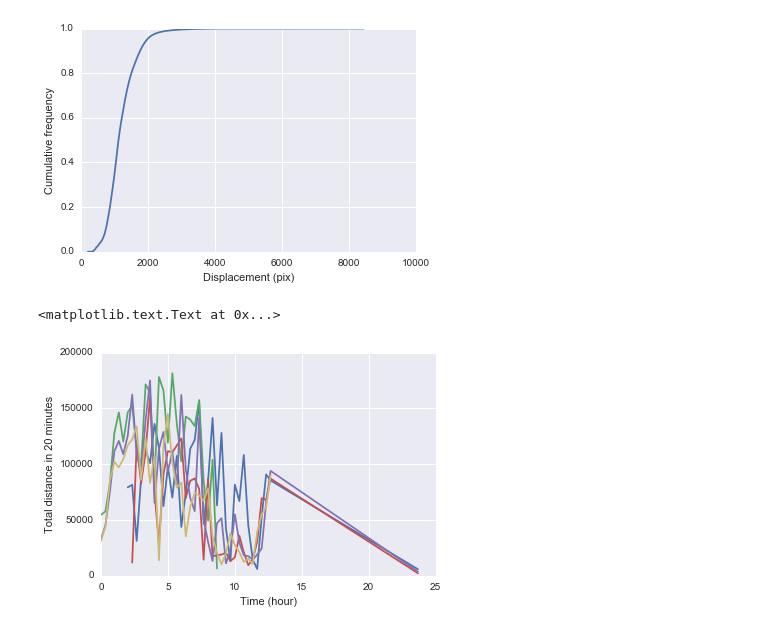
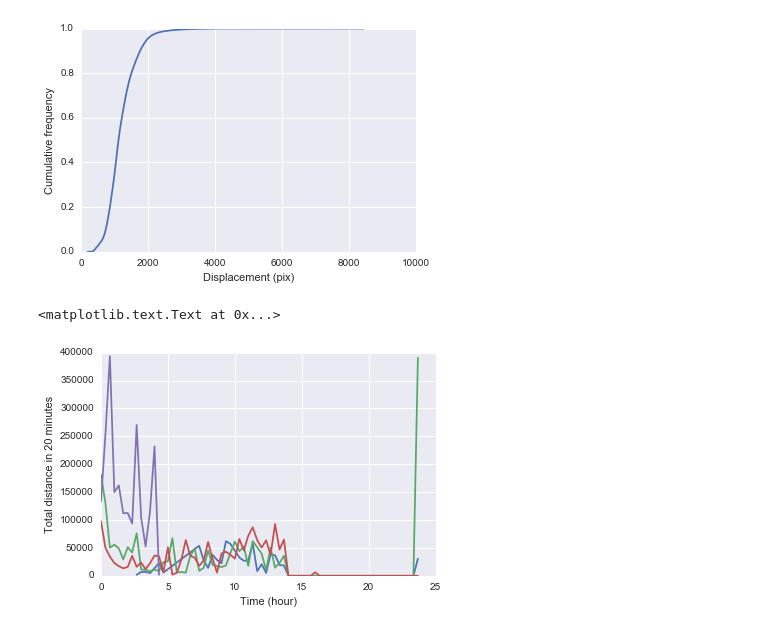
Before and after one commit to lmn93beo/Finch_Movement, a Jupyter notebook: Finch_Movement.ipynb, the cells around one changed output. Drawn from its saved outputs; the diff is of its cells as text; code cells hidden in the pictures.

Commit message:
Cleaning up of plotting functions. Moved plots into agg_activity

```diff
--- a/Finch_Movement.ipynb
+++ b/Finch_Movement.ipynb
@@ -124,0 +126,6 @@ frame_2CW305_all = collect_all_days('2CW305/', days)
+# %%
+days = pd.date_range('6/28/2016', periods=4, freq='d')
+frame_2CW318_all = collect_all_days('2CW318/', days, cutoff_area=None, parse_filename=True, find_cumtime=False)
+
+frame_2CW318_all['Displacement'] = get_displacement(frame_2CW318_all)
+frame_2CW318_all['ZeitTime'] = get_zeit(frame_2CW318_all, start_time_str='6/28/2016 7:00AM')
@@ -124,0 +145,6 @@ frame_2CW305_all = collect_all_days('2CW305/', days)
+# %%
+# Make plots of (1) all displacement points (2) binned activity, 20 minutes
+fig, ax = plt.subplots(1, 2, figsize=(18,10))
+plot_all_data(frame_2CW318_all, ax[0])
+
+activity = aggregate_activity(frame_2CW318_all, time=20, unit='Minute', plot=True, axis=ax[1])
@@ -125,4 +153,4 @@ frame_2CW305_all = collect_all_days('2CW305/', days)
 # %%
-days = pd.date_range('6/28/2016', periods=2, freq='d')
-frame_2CW318_all = collect_all_days('2CW318/', days, cutoff_area=None, parse_filename=True)
+days = pd.date_range('7/1/2016', periods=5, freq='d')
+frame_LB21_all = collect_all_days('LB21/', days, cutoff_area=None, parse_filename=True)
 # %% [output]
@@ -181,23 +202,23 @@ def get_zeit(day_frame, start_time_str=None, use_time_field=False):
 
     return (timeseries - starttime) / pd.Timedelta(1, unit='h')
 
-def plot_all_data(frame):
+def plot_all_data(frame, axis):
     '''
     Make a plot of all displacement values
     '''
-    fig, ax = plt.subplots()
-    ax.plot(frame['ZeitTime'], frame['Displacement'], '.')
-    ax.fill_between(frame.ZeitTime, 0, ax.get_ylim()[1],
+    axis.plot(frame['ZeitTime'], frame['Displacement'], '.', alpha=0.3)
+    axis.fill_between(frame.ZeitTime, 0, axis.get_ylim()[1],
                     where=~frame.Light, color='gray',  alpha=0.3)
-    ax.set_xlabel('Zeitbeger time (h)')
-    ax.set_ylabel('Displacement (pix)')
+    axis.set_xlabel('Zeitbeger time (h)')
+    axis.set_ylabel('Displacement (pix)')
 
 def ecdf(data):
     return np.sort(data), np.arange(len(data)) / float(len(data))
 
-def aggregate_activity(day_frame, time, unit):
+def aggregate_activity(day_frame, time, unit, axis=None, plot=False):
     """
     Unit: either 'Hour', 'Minute', or 'Second'
+    If plot set to True, also plot the activity
     Returns a data frame which is the total distance travelled in time * unit time specified
     """
     if unit == 'Hour':
@@ -223,12 +244,19 @@ def aggregate_activity(day_frame, time, unit):
     day = agg_sum_grouped.index / int(SECS_PER_DAY / group_duration)
     time_in_day = agg_sum_grouped.index % int(SECS_PER_DAY / group_duration)
 
-    agg_frame_grouped = pd.DataFrame.from_items([('Period', time_in_day),
+    activity = pd.DataFrame.from_items([('Period', time_in_day),
                                                  ('Activity', agg_sum_grouped), ('Day', day)])
 
+    # Produce a plot if instructed
+    if plot:
+        for day in activity.Day.unique():
+            activity_day = activity.Activity[activity.Day == day]
+            time_in_day = activity.Period[activity.Day == day] /3
+            axis.plot(time_in_day, activity_day)
+        axis.set_xlabel('Time (hour)')
+        axis.set_ylabel('Total distance in 20 minutes')
 
-
-    return agg_frame_grouped
+    return activity
 # %%
 # Calculate displacement and zeitbeger time
 frame_2CW100_all['Displacement'] = get_displacement(frame_2CW100_all)
@@ -272,13 +300,13 @@ plt.ylabel('Cumulative frequency')
 <matplotlib.text.Text at 0x...>
 [figure]
 # %%
-activity = aggregate_activity(frame_2CW100_all, time=20, unit='Minute')
+activity = aggregate_activity(frame_2CW318_all, time=20, unit='Minute')
 for day in range(5):
     activity_day = activity.Activity[activity.Day == day]
     time_in_day = activity.Period[activity.Day == day] /3
     plt.plot(time_in_day, activity_day)
 plt.xlabel('Time (hour)')
 plt.ylabel('Total distance in 20 minutes')
 # %% [output]
 <matplotlib.text.Text at 0x...>
-[figure, old version]
+[figure, new version]
```
Also changed, not shown: parts of 9 cells of this notebook.
